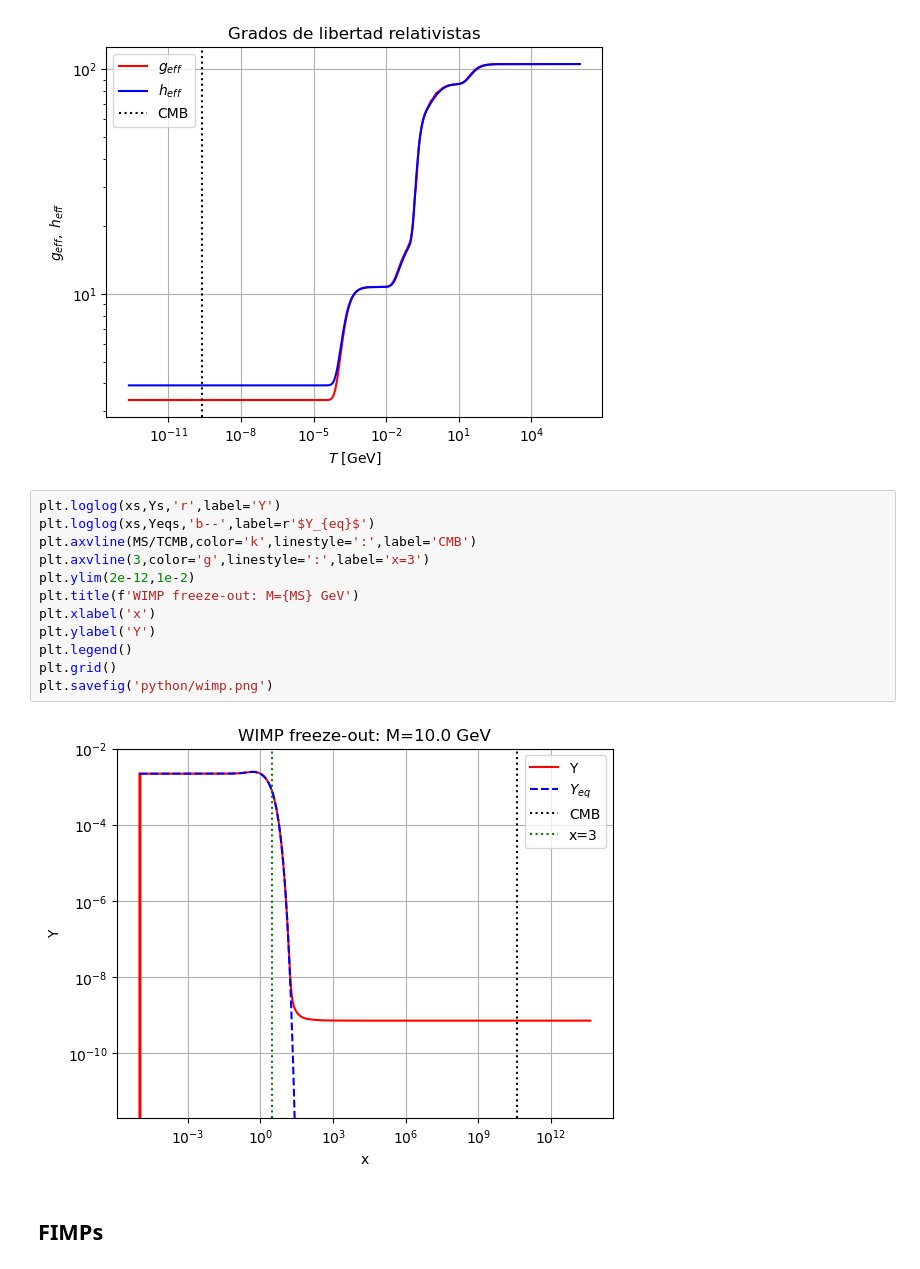
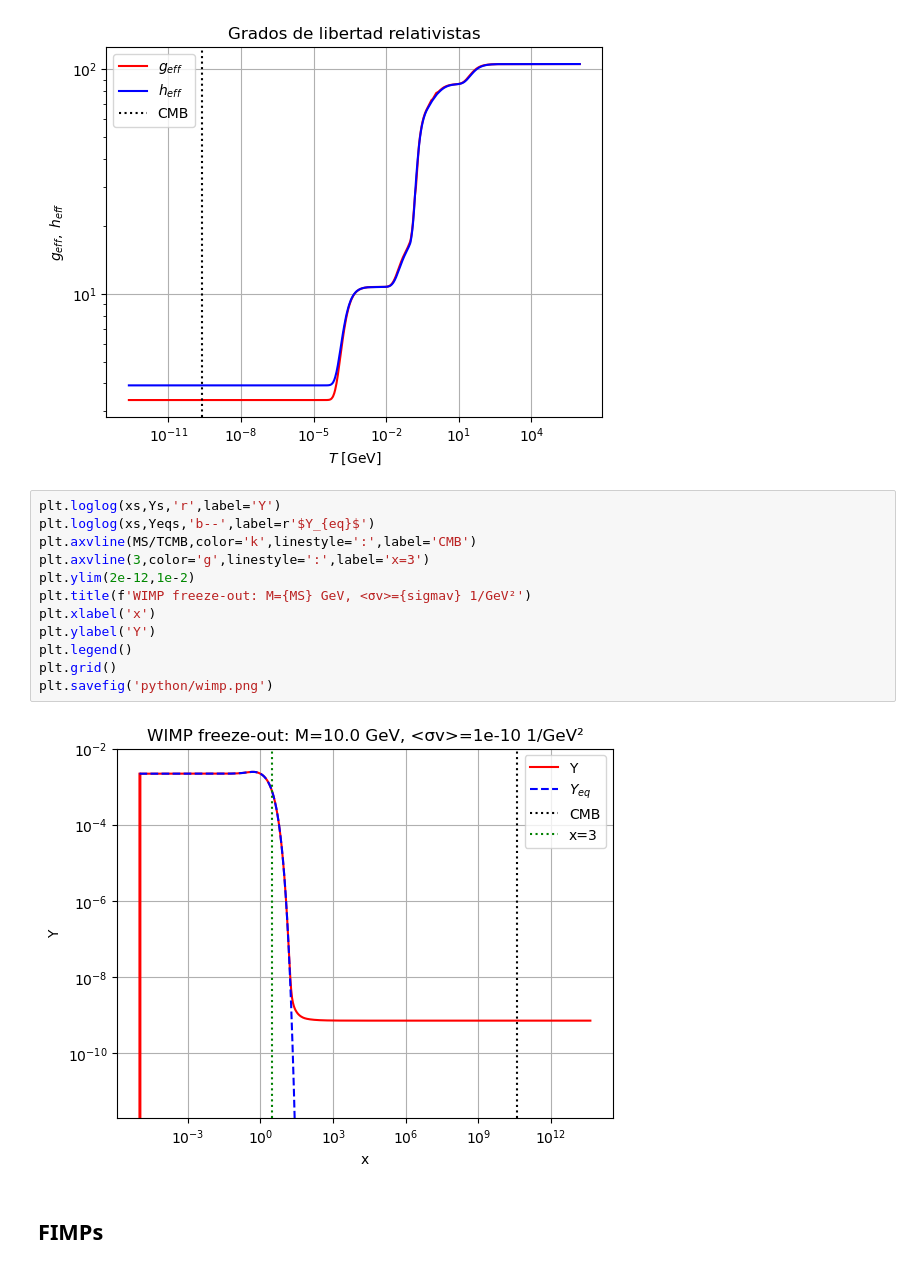
Before and after one commit to CienciaDatosUdea/004_EstudiantesFC2, a Jupyter notebook: EntregasEstudiantes/Julio_45/final_FCII_25_1/python/graphs.ipynb, the cells around one changed output. Cells and saved outputs as stored; diff of their text form.

```diff
--- a/EntregasEstudiantes/Julio_45/final_FCII_25_1/python/graphs.ipynb
+++ b/EntregasEstudiantes/Julio_45/final_FCII_25_1/python/graphs.ipynb
@@ -70,17 +70,17 @@ plt.show()
 # %%
 plt.loglog(xs,Ys,'r',label='Y')
 plt.loglog(xs,Yeqs,'b--',label=r'$Y_{eq}$')
 plt.axvline(MS/TCMB,color='k',linestyle=':',label='CMB')
 plt.axvline(3,color='g',linestyle=':',label='x=3')
 plt.ylim(2e-12,1e-2)
-plt.title(f'WIMP freeze-out: M={MS} GeV')
+plt.title(f'WIMP freeze-out: M={MS} GeV, <σv>={sigmav} 1/GeV²')
 plt.xlabel('x')
 plt.ylabel('Y')
 plt.legend()
 plt.grid()
 plt.savefig('python/wimp.png')
 # %% [output]
-[figure, old version]
+[figure, new version]
 # %% [markdown]
 ## FIMPs
 # %%
```
Also changed, not shown: parts of 2 cells of this notebook.
